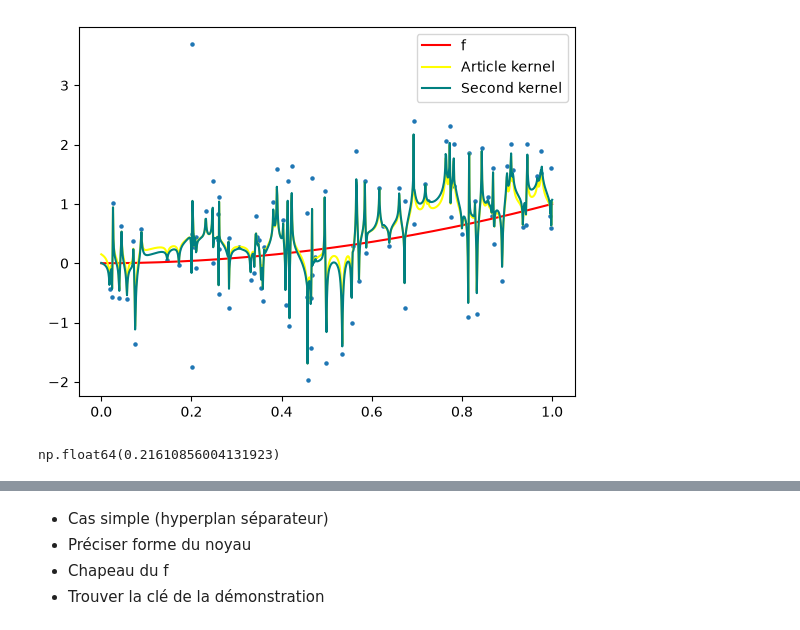
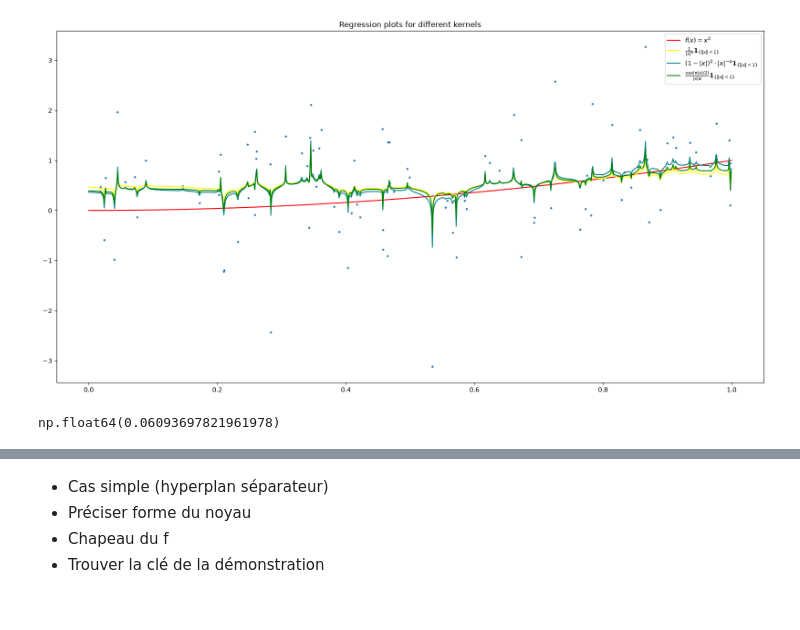
Before and after one commit to anasamrouche/TER, a Jupyter notebook: main.ipynb, the cells around one changed output, grey strips where cells are left out. Cells and saved outputs as stored; diff of their text form; code cells hidden in the pictures.

```diff
--- a/main.ipynb
+++ b/main.ipynb
@@ -28,7 +29,8 @@ class NW_estimator:
             evaluation: float = self._kernel((features - x) / self._scale)
             kernel_evaluations[k] = evaluation
             result += y * evaluation
-        return result / np.sum(kernel_evaluations)
+        norm_const = np.sum(kernel_evaluations)
+        return result / norm_const if norm_const != 0 else 0
 
     def add_data(self, features, labels) -> None:
         self._features = np.stack(self._features, features)
@@ -37,7 +39,7 @@ class NW_estimator:
     def compute_MSE(
         self,
         func: Callable[[np.ndarray | float], np.ndarray | float],
-        x_range: Tuple(float | int, float | int, float | int),
+        x_range: tuple(float | int, float | int, float | int),
     ) -> float:
         T: np.ndarray = np.linspace(x_range[0], x_range[1], int(x_range[2]))
         true_func: np.ndarray | float = func(T)
@@ -47,51 +49,71 @@ class NW_estimator:
 
 def one_dim_simulation(
     func: Callable[[np.ndarray | float], float],
-    kernels: List[Callable[[np.ndarray | float], float]],
-    kernels_labels: List[str],
+    kernels: list[Callable[[np.ndarray | float], float]],
+    kernels_labels: list[str],
     num_sampling: int,
     noise: float,
     scale: float,
-    x_range: Tuple(float | int, float | int, float | int),
+    x_range: tuple(float | int, float | int, float | int),
+    title: str | None = None,
+    func_label: str = "$f(x)=x^2$",
 ) -> None:
-    colors: List[str] = ["yellow", "teal", "green", "purple"]
+    colors: list[str] = ["yellow", "teal", "green", "purple"]
     T = np.linspace(x_range[0], x_range[1], int(x_range[2]))
     X = generator.random(num_sampling)
     true_func = func(T)
     Y = func(X) + noise * np.random.randn(num_sampling)
-    plt.plot(T, true_func, color="red", label="f")
+    plt.figure(figsize=(20, 10))
+    plt.plot(T, true_func, color="red", label=func_label)
     plt.scatter(X, Y, s=5)
     for k, kernel, label in zip(range(num_sampling), kernels, kernels_labels):
         estimator: NW_estimator = NW_estimator(kernel, scale, X, Y)
         estimations = np.array([estimator(t) for t in T])
         plt.plot(T, estimations, color=colors[k % 4], label=label)
+    if title is not None:
+        plt.title(title)
     plt.legend()
     plt.show()
 
 
 def article_kernel(x: float, alpha: float) -> float:
-    if abs(x) > 1:
+    if np.linalg.norm(x) > 1:
         return 0
-    return 1 / abs(x) ** alpha
+    return 1 / np.linalg.norm(x) ** alpha
 
 
 def second_kernel(x: float, alpha: float) -> float:
-    if abs(x) > 1:
+    if np.linalg.norm(x) > 1:
         return 0
-    return (1 - abs(x)) ** 2 * abs(x) ** -alpha
+    return (1 - np.linalg.norm(x)) ** 2 * np.linalg.norm(x) ** -alpha
+
+
+def third_kernel(x: float, alpha: float) -> float:
+    if np.linalg.norm(x) > 1:
+        return 0
+    return np.cos(np.pi * np.linalg.norm(x) / 2) / np.linalg.norm(x) ** alpha
 
 
 one_dim_simulation(
     lambda x: x**2,
-    [lambda x: article_kernel(x, 1.0), lambda x: second_kernel(x, 1.0)],
-    ["Article kernel", "Second kernel"],
+    [
+        lambda x: article_kernel(x, 0.49),
+        lambda x: second_kernel(x, 0.49),
+        lambda x: third_kernel(x, 0.49),
+    ],
+    [
+        r"$\frac{1}{|x|^\alpha}\mathbf{1}_{\{\|x\| < 1\}}$",
+        r"$(1-|x|)^2 \cdot |x| ^{-\alpha} \mathbf{1}_{\{\|x\| < 1\}}$",
+        r"$\frac{\cos(\pi |x|/2)}{|x|\alpha}\mathbf{1}_{\{\|x\| < 1\}}$",
+    ],
     100,
     1.0,
     1.0,
     (0, 1, 1e3),
+    "Regression plots for different kernels",
 )
 # %% [output]
-[figure, old version]
+[figure, new version]
 # %%
 def compute_MSE(
     func: Callable[[np.ndarray | float], np.ndarray | float],
@@ -99,20 +121,20 @@ def compute_MSE(
     num_sampling: int,
     noise: float,
     scale: float,
-    x_range: Tuple(float | int, float | int, float | int),
+    x_range: tuple[float | int, float | int, float | int],
 ) -> float:
     T: np.ndarray = np.linspace(x_range[0], x_range[1], int(x_range[2]))
     true_func: np.ndarray | float = func(T)
     X: np.ndarray = generator.random(num_sampling)
-    Y: np.ndarray = X + noise * np.random.randn(num_sampling)
+    Y: np.ndarray = X + noise * generator.normal(size=num_sampling)
     estimator: NW_estimator = NW_estimator(kernel, scale, X, Y)
     estimations = np.array([estimator(t) for t in T])
     return np.linalg.norm((true_func - estimations)) ** 2 / x_range[2]
 
 
 compute_MSE(
-    lambda x: x**2, lambda x: article_kernel(x, 1.0), 100, 1.0, 1.0, (0, 1, 1e3)
+    lambda x: x**2, lambda x: article_kernel(x, 0.49), 100, 1.0, 1.0, (0, 1, 1e3)
 )
 # %% [output]
-np.float64(0.21610856004131923)
+np.float64(0.06093697821961978)
 # %%
```
Also changed, not shown: parts of 12 cells of this notebook, 1 other file.
